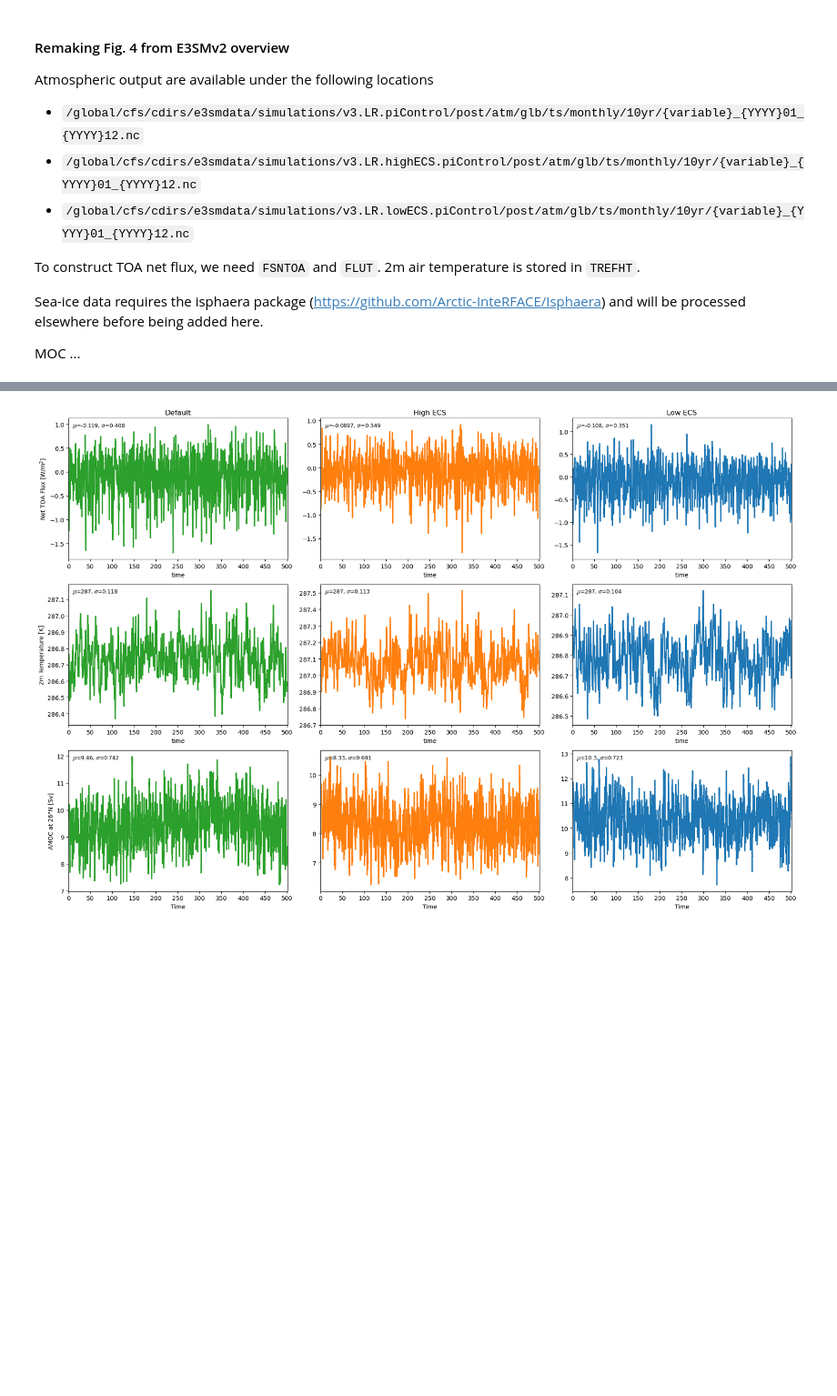
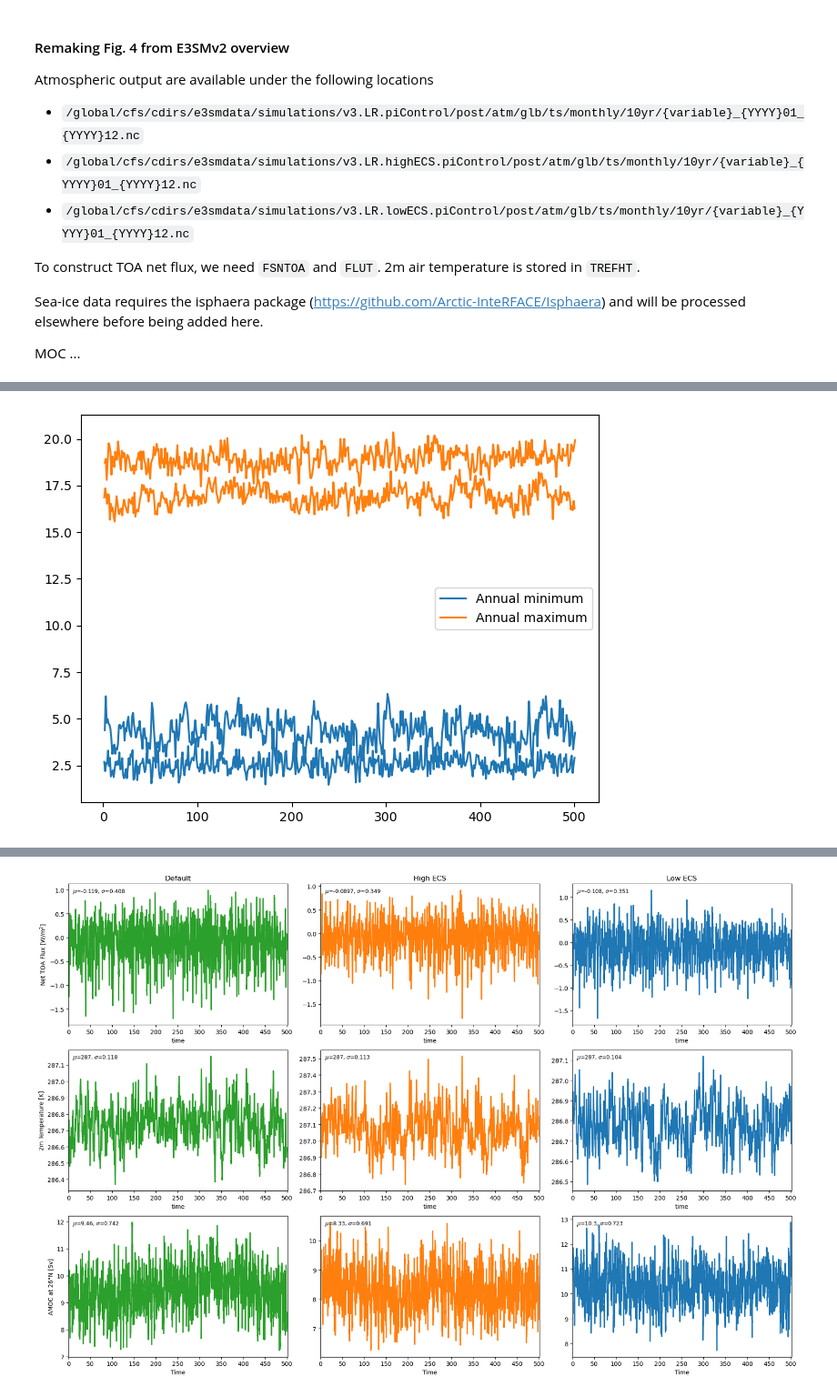
Before and after one commit to beharrop/E3SMv3-XLE-analysis, a Jupyter notebook: piControl_figures.ipynb, the cells around one changed output, grey strips where cells are left out. Shown at 91% size. Drawn from its saved outputs; the diff is of its cells as text; code cells hidden in the pictures; blank space fills up the shorter version.

```diff
--- a/piControl_figures.ipynb
+++ b/piControl_figures.ipynb
@@ -156,0 +386,22 @@ moc_rm     = {k: to_year_frac(da, dim='Time') for k, da in moc_rm.items()}
+# %%
+# The axes in out[1] are layout placeholders; the plotted axes live in the figure (out[0]).
+# axes[0] = Annual minimum (blue), axes[1] = Annual maximum (orange) — these are the two
+# distinct lines from the original plot, drawn in separate subplot panels.
+fig_src_axes = si_out_highECS[0].get_axes()
+
+fig, ax = plt.subplots()
+for ax_src in fig_src_axes[:4]:  # first two panels: min and max NH, then last two panels: min and max SH
+    ln = ax_src.lines[2]
+    ax.plot(ln.get_xdata()[0:500], ln.get_ydata()[0:500],
+            color=ln.get_color(),
+            linestyle=ln.get_linestyle(),
+            linewidth=ln.get_linewidth(),
+            label=ln.get_label())
+
+ax.set_xlabel(fig_src_axes[0].get_xlabel())
+ax.set_ylabel(fig_src_axes[0].get_ylabel())
+ax.legend()
+plt.tight_layout()
+plt.show()
+# %% [output]
+[figure, added]
```
Also changed, not shown: parts of 6 cells of this notebook, 2 other files.
